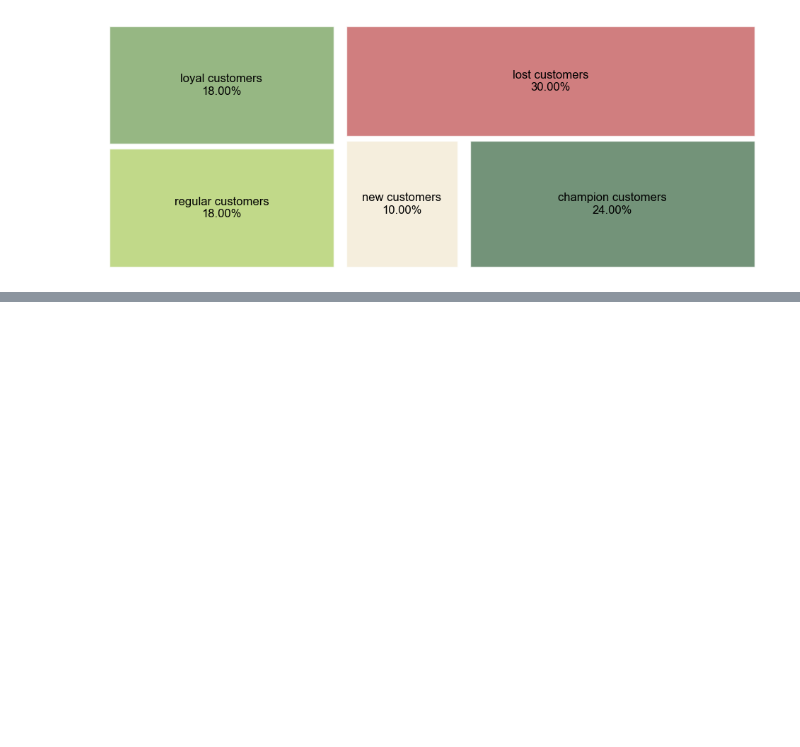
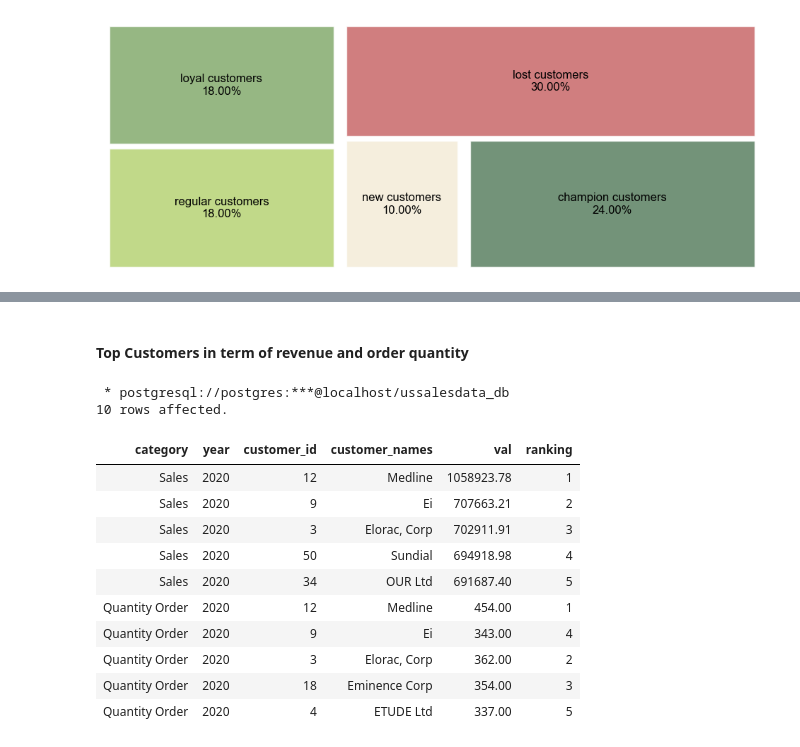
Before and after one commit to jeeenss/Data-Analysis-with-SQL, a Jupyter notebook: US Sales/US_Sales_Performance_Analysis.ipynb, the cells around one changed output, grey strips where cells are left out. Cells and saved outputs as stored; diff of their text form; code cells hidden in the pictures; blank space fills up the shorter version.

```diff
--- a/US Sales/US_Sales_Performance_Analysis.ipynb
+++ b/US Sales/US_Sales_Performance_Analysis.ipynb
@@ -1260,0 +1284,43 @@ plt.show()
+# %% [markdown]
+#### Top Customers in term of revenue and order quantity ####
+# %%
+%%sql
+
+WITH top_customers AS (
+SELECT
+    date_part('year', order_date)::text as year,
+	s.customer_id ,
+	c.customer_names,
+	round(sum(order_qty),2) as quantity,
+	round(sum(revenue_sales),2) as sales,
+    round(sum(profit),2) as profit
+FROM
+vw_sales s left join tb_customer c on s.customer_id = c.customer_id
+WHERE date_part('year', order_date)=2020
+GROUP BY 1,2,3
+),
+gen_rank AS (
+SELECT year, customer_id, customer_names, sales, quantity,
+	rank() over (order by sales desc) as rank_by_sales,
+	rank() over (order by quantity desc) as rank_by_qty
+FROM top_customers
+)
+SELECT 'Sales' as category,year, customer_id, customer_names, sales as val, rank_by_sales as ranking
+FROM gen_rank WHERE rank_by_sales <= 5
+UNION ALL
+SELECT 'Quantity Order' as category,year, customer_id, customer_names, quantity as val, rank_by_qty as ranking
+FROM gen_rank WHERE rank_by_qty <= 5;
+# %% [output]
+ * postgresql://postgres:***@localhost/ussalesdata_db
+10 rows affected.
+| category | year | customer_id | customer_names | val | ranking |
+| Sales | 2020 | 12 | Medline | 1058923.78 | 1 |
+| Sales | 2020 | 9 | Ei | 707663.21 | 2 |
+| Sales | 2020 | 3 | Elorac, Corp | 702911.91 | 3 |
+| Sales | 2020 | 50 | Sundial | 694918.98 | 4 |
+| Sales | 2020 | 34 | OUR Ltd | 691687.40 | 5 |
+| Quantity Order | 2020 | 12 | Medline | 454.00 | 1 |
+| Quantity Order | 2020 | 9 | Ei | 343.00 | 4 |
+| Quantity Order | 2020 | 3 | Elorac, Corp | 362.00 | 2 |
+| Quantity Order | 2020 | 18 | Eminence Corp | 354.00 | 3 |
+| Quantity Order | 2020 | 4 | ETUDE Ltd | 337.00 | 5 |
```
Also changed, not shown: parts of 8 cells of this notebook.
